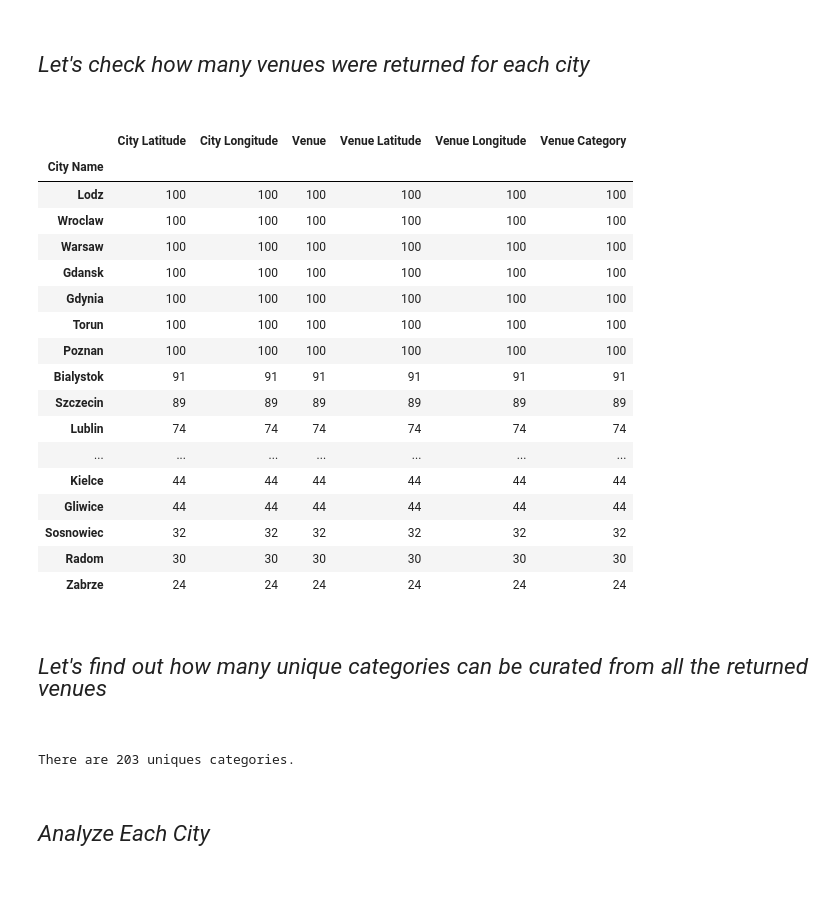
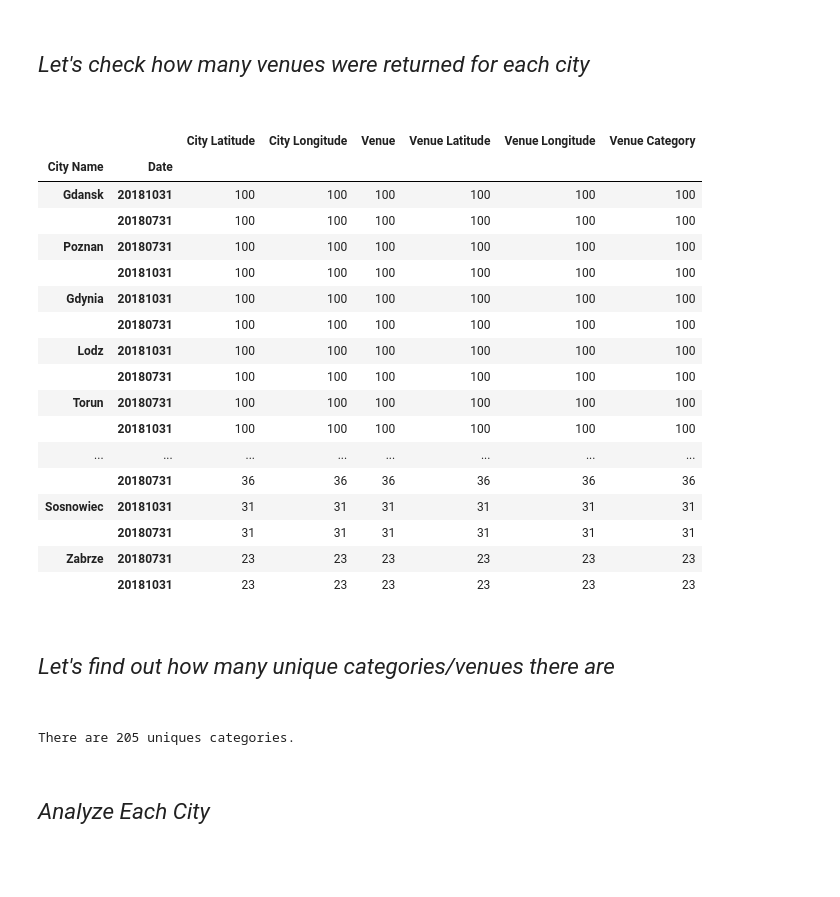
Before and after one commit to pmzubrzycki/Coursera_Capstone, a Jupyter notebook: Applied Data Science Capstone - Final Project.ipynb, the cells around one changed output. Cells and saved outputs as stored; diff of their text form; code cells hidden in the pictures.

```diff
--- a/Applied Data Science Capstone - Final Project.ipynb
+++ b/Applied Data Science Capstone - Final Project.ipynb
@@ -339,7 +339,7 @@ def getNearbyVenues(names, latitudes, longitudes, radius=5000):
 
     venues_list=[]
     for name, lat, lng in zip(names, latitudes, longitudes):
-        print(name)
+        #print(name)
 
         # create the API request URL
         url = 'https://api.foursquare.com/v2/venues/explore?&client_id={}&client_secret={}&v={}&ll={},{}&radius={}&limit={}'.format(
@@ -355,8 +355,8 @@ def getNearbyVenues(names, latitudes, longitudes, radius=5000):
         # make the GET request
         try:
             results = requests.get(url).json()["response"]["groups"][0]["items"]
-        except NameError:
-            print('Data for city {} not found in foursqare.com database'.format(name))
+        except:
+            print('Data for city {} & date {} not found in foursqare.com database'.format(name, VERSION))
 
         # return only relevant information for each nearby venue
         venues_list.append([(
@@ -366,7 +366,8 @@ def getNearbyVenues(names, latitudes, longitudes, radius=5000):
             v['venue']['name'],
             v['venue']['location']['lat'],
             v['venue']['location']['lng'],
-            v['venue']['categories'][0]['name']) for v in results])
+            v['venue']['categories'][0]['name'],
+            VERSION) for v in results])
 
     nearby_venues = pd.DataFrame([item for venue_list in venues_list for item in venue_list])
     nearby_venues.columns = ['City Name',
@@ -375,7 +376,8 @@ def getNearbyVenues(names, latitudes, longitudes, radius=5000):
                   'Venue',
                   'Venue Latitude',
                   'Venue Longitude',
-                  'Venue Category']
+                  'Venue Category',
+                  'Date']
 
     return(nearby_venues)
 # %% [markdown]
@@ -411,0 +391,21 @@ Bielsko-Biala
+# %%
+# creating PandDa dataframe which will store data from all dates
+column_names = ['City Name',
+                'City Latitude',
+                'City Longitude',
+                'Venue',
+                'Venue Latitude',
+                'Venue Longitude',
+                'Venue Category',
+                'Date']
+
+df_cities_for_analysis_venues = pd.DataFrame(columns = column_names)
+
+# Extracting data (most popular places) from different dates - to analyze trend in time
+for VERSION in dates:
+    df_cities_for_analysis_venues_per_date = getNearbyVenues(names=df_cities_for_analysis['city_ascii'],
+                                   latitudes=df_cities_for_analysis['lat'],
+                                   longitudes=df_cities_for_analysis['lng']
+                                  )
+    df_cities_for_analysis_venues = pd.concat([df_cities_for_analysis_venues, df_cities_for_analysis_venues_per_date])
+    print('VERSION: {} Shape: {}'.format(VERSION, df_cities_for_analysis_venues.shape))
@@ -427,0 +435,4 @@ df_cities_for_analysis_venues.head(10)
+# %%
+#df_cities_for_analysis_venues.append(df_cities_for_analysis_venues_per_date)
+df_cities_for_analysis_venues = pd.concat([df_cities_for_analysis_venues, df_cities_for_analysis_venues_per_date])
+df_cities_for_analysis_venues
@@ -434,38 +459,38 @@ df_cities_for_analysis_venues.head(10)
 </p>
 <br></br>
 # %%
-df_cities_for_analysis_venues.groupby('City Name').count().sort_values(by=['Venue Category'], ascending=False)
+df_cities_for_analysis_venues.groupby(['City Name', 'Date']).count().sort_values(by=['Venue Category'], ascending=False)
 # %% [output]
-|  | City Latitude | City Longitude | Venue | Venue Latitude | Venue Longitude | Venue Category |
-| City Name |  |  |  |  |  |  |
-| Lodz | 100 | 100 | 100 | 100 | 100 | 100 |
-| Wroclaw | 100 | 100 | 100 | 100 | 100 | 100 |
-| Warsaw | 100 | 100 | 100 | 100 | 100 | 100 |
-| Gdansk | 100 | 100 | 100 | 100 | 100 | 100 |
-| Gdynia | 100 | 100 | 100 | 100 | 100 | 100 |
-| Torun | 100 | 100 | 100 | 100 | 100 | 100 |
-| Poznan | 100 | 100 | 100 | 100 | 100 | 100 |
-| Bialystok | 91 | 91 | 91 | 91 | 91 | 91 |
-| Szczecin | 89 | 89 | 89 | 89 | 89 | 89 |
-| Lublin | 74 | 74 | 74 | 74 | 74 | 74 |
-| ... | ... | ... | ... | ... | ... | ... |
-| Kielce | 44 | 44 | 44 | 44 | 44 | 44 |
-| Gliwice | 44 | 44 | 44 | 44 | 44 | 44 |
-| Sosnowiec | 32 | 32 | 32 | 32 | 32 | 32 |
-| Radom | 30 | 30 | 30 | 30 | 30 | 30 |
-| Zabrze | 24 | 24 | 24 | 24 | 24 | 24 |
+|  |  | City Latitude | City Longitude | Venue | Venue Latitude | Venue Longitude | Venue Category |
+| City Name | Date |  |  |  |  |  |  |
+| Gdansk | 20181031 | 100 | 100 | 100 | 100 | 100 | 100 |
+|  | 20180731 | 100 | 100 | 100 | 100 | 100 | 100 |
+| Poznan | 20180731 | 100 | 100 | 100 | 100 | 100 | 100 |
+|  | 20181031 | 100 | 100 | 100 | 100 | 100 | 100 |
+| Gdynia | 20181031 | 100 | 100 | 100 | 100 | 100 | 100 |
+|  | 20180731 | 100 | 100 | 100 | 100 | 100 | 100 |
+| Lodz | 20181031 | 100 | 100 | 100 | 100 | 100 | 100 |
+|  | 20180731 | 100 | 100 | 100 | 100 | 100 | 100 |
+| Torun | 20180731 | 100 | 100 | 100 | 100 | 100 | 100 |
+|  | 20181031 | 100 | 100 | 100 | 100 | 100 | 100 |
+| ... | ... | ... | ... | ... | ... | ... | ... |
+|  | 20180731 | 36 | 36 | 36 | 36 | 36 | 36 |
+| Sosnowiec | 20181031 | 31 | 31 | 31 | 31 | 31 | 31 |
+|  | 20180731 | 31 | 31 | 31 | 31 | 31 | 31 |
+| Zabrze | 20180731 | 23 | 23 | 23 | 23 | 23 | 23 |
+|  | 20181031 | 23 | 23 | 23 | 23 | 23 | 23 |
 # %% [markdown]
 <br></br>
 <p style="font-family: Arial; font-size:1.5em; padding=0.1em color:black; text-align: justify">
     <em>
-        Let's find out how many unique categories can be curated from all the returned venues
+        Let's find out how many unique categories/venues there are
     </em>
 </p>
 <br></br>
 # %%
 print('There are {} uniques categories.'.format(len(df_cities_for_analysis_venues['Venue Category'].unique())))
 # %% [output]
-There are 203 uniques categories.
+There are 205 uniques categories.
 # %% [markdown]
 <br></br>
 <p style="font-family: Arial; font-size:1.5em; padding=0.1em color:black; text-align: justify">
```
Also changed, not shown: parts of 42 cells of this notebook.
